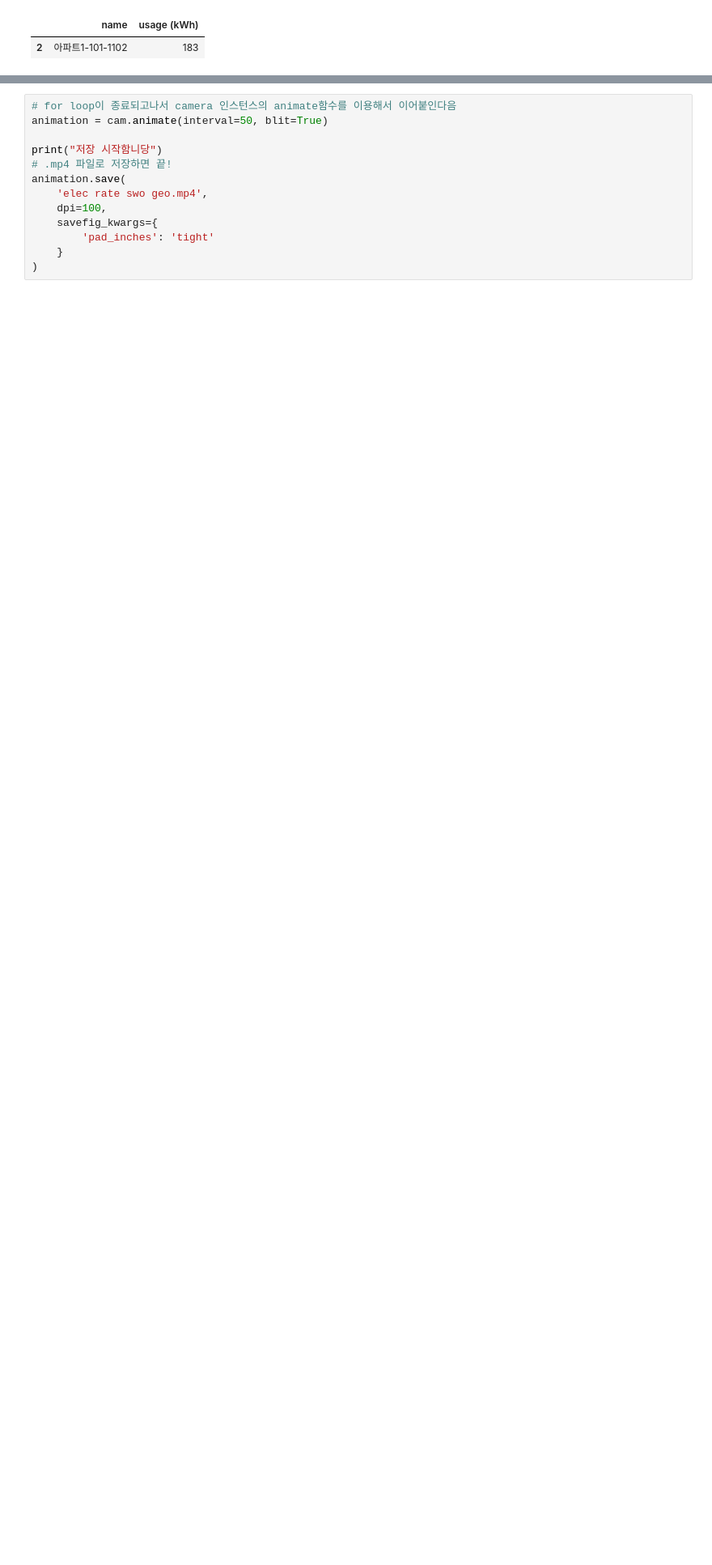
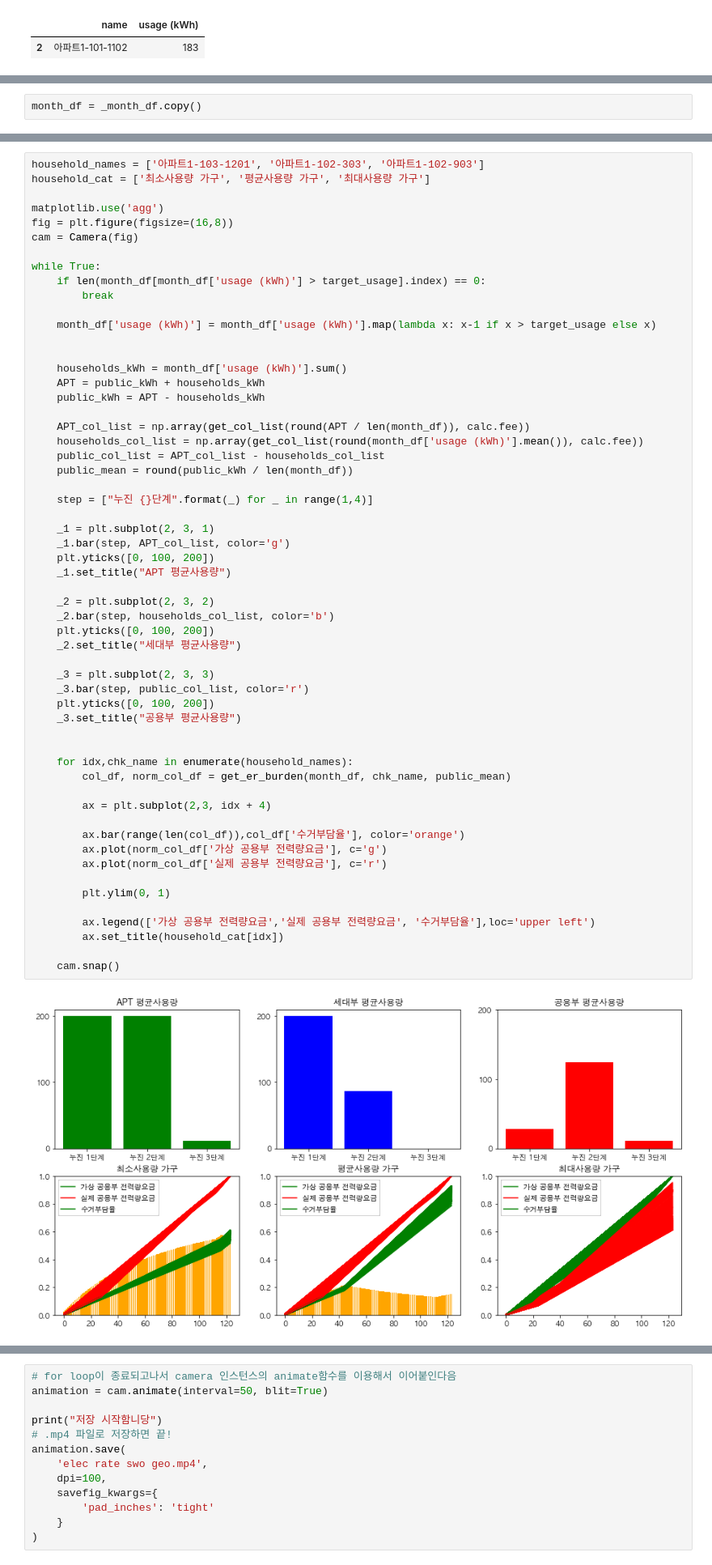
Before and after one commit to formegusto/what-is-public-fee, a Jupyter notebook: 전기를 아꼈을 때, 공동설비요금이 감소할까? (형평성의 문제에 대하여).ipynb, the cells around one changed output, grey strips where cells are left out. Shown: that part at 81% size. Cells and saved outputs as stored; diff of their text form; blank space fills up the shorter version.

```diff
--- a/전기를 아꼈을 때, 공동설비요금이 감소할까? (형평성의 문제에 대하여).ipynb
+++ b/전기를 아꼈을 때, 공동설비요금이 감소할까? (형평성의 문제에 대하여).ipynb
@@ -248,0 +270,2 @@ plt.show()
+# %%
+month_df = _month_df.copy()
@@ -248,0 +274,59 @@ plt.show()
+# %%
+household_names = ['아파트1-103-1201', '아파트1-102-303', '아파트1-102-903']
+household_cat = ['최소사용량 가구', '평균사용량 가구', '최대사용량 가구']
+
+matplotlib.use('agg')
+fig = plt.figure(figsize=(16,8))
+cam = Camera(fig)
+
+while True:
+    if len(month_df[month_df['usage (kWh)'] > target_usage].index) == 0:
+        break
+
+    month_df['usage (kWh)'] = month_df['usage (kWh)'].map(lambda x: x-1 if x > target_usage else x)
+
+
+    households_kWh = month_df['usage (kWh)'].sum()
+    APT = public_kWh + households_kWh
+    public_kWh = APT - households_kWh
+
+    APT_col_list = np.array(get_col_list(round(APT / len(month_df)), calc.fee))
+    households_col_list = np.array(get_col_list(round(month_df['usage (kWh)'].mean()), calc.fee))
+    public_col_list = APT_col_list - households_col_list
+    public_mean = round(public_kWh / len(month_df))
+
+    step = ["누진 {}단계".format(_) for _ in range(1,4)]
+
+    _1 = plt.subplot(2, 3, 1)
+    _1.bar(step, APT_col_list, color='g')
+    plt.yticks([0, 100, 200])
+    _1.set_title("APT 평균사용량")
+
+    _2 = plt.subplot(2, 3, 2)
+    _2.bar(step, households_col_list, color='b')
+    plt.yticks([0, 100, 200])
+    _2.set_title("세대부 평균사용량")
+
+    _3 = plt.subplot(2, 3, 3)
+    _3.bar(step, public_col_list, color='r')
+    plt.yticks([0, 100, 200])
+    _3.set_title("공용부 평균사용량")
+
+
+    for idx,chk_name in enumerate(household_names):
+        col_df, norm_col_df = get_er_burden(month_df, chk_name, public_mean)
+
+        ax = plt.subplot(2,3, idx + 4)
+
+        ax.bar(range(len(col_df)),col_df['수거부담율'], color='orange')
+        ax.plot(norm_col_df['가상 공용부 전력량요금'], c='g')
+        ax.plot(norm_col_df['실제 공용부 전력량요금'], c='r')
+
+        plt.ylim(0, 1)
+
+        ax.legend(['가상 공용부 전력량요금','실제 공용부 전력량요금', '수거부담율'],loc='upper left')
+        ax.set_title(household_cat[idx])
+
+    cam.snap()
+# %% [output]
+[figure, added]
```
Also changed, not shown: parts of 21 cells of this notebook, 1 other file.
